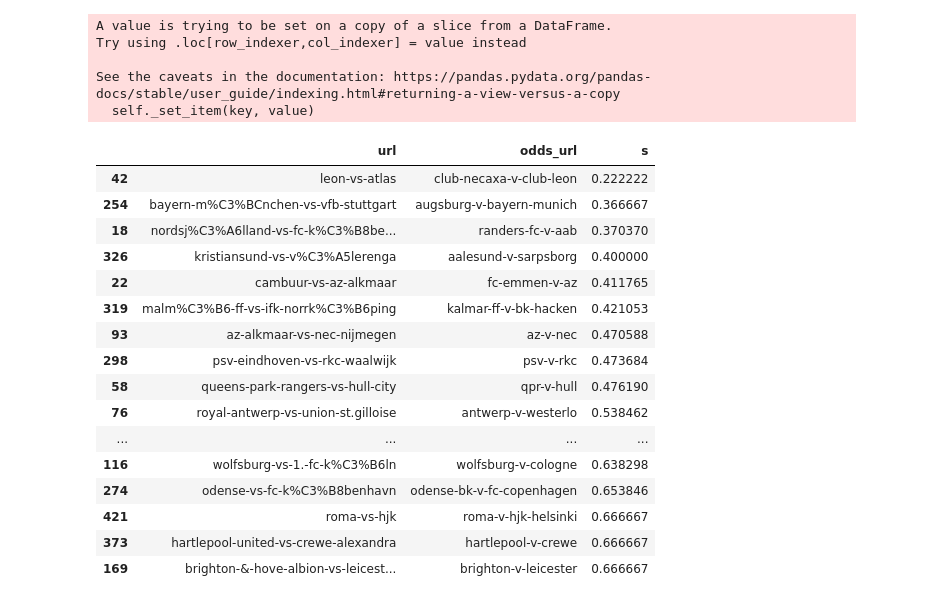
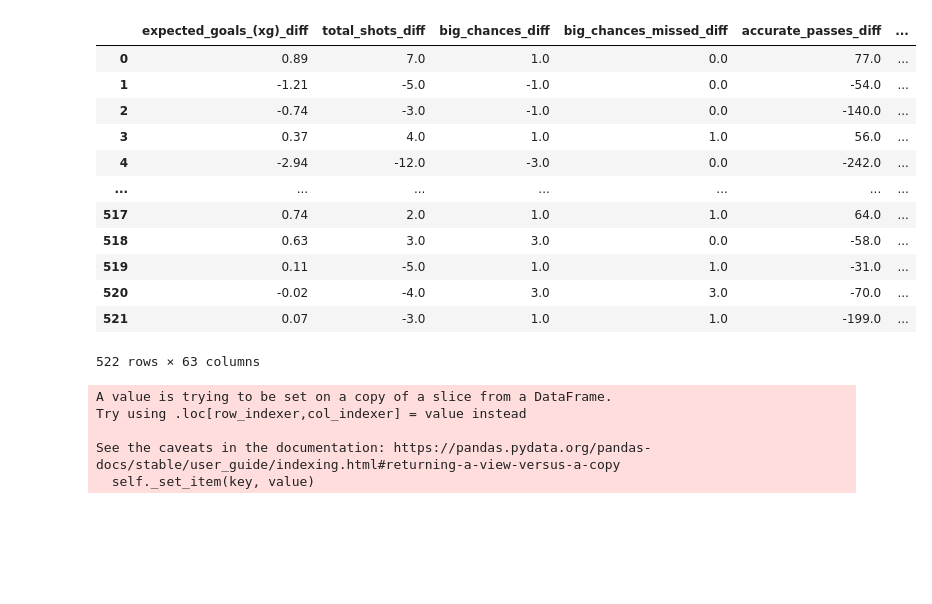
Before and after one commit to ido-tzhori/halftime, a Jupyter notebook: feature_engineering.ipynb, the cells around one changed output. Saved outputs shown, nothing was run; the diff lists cells and outputs as text; code cells hidden in the pictures; blank space fills up the shorter version.

```diff
--- a/feature_engineering.ipynb
+++ b/feature_engineering.ipynb
@@ -8,7 +8,7 @@ from difflib import SequenceMatcher
 pd.set_option('display.max_columns', 100)
 # %%
 today = f"{datetime.now():%Y%m%d}"
-open_file = open(f'20220915_datadict.pkl', "rb")
+open_file = open(f'20220917_datadict.pkl', "rb")
 datadict = pickle.load(open_file)
 open_file.close()
 # %%
@@ -30,8 +50,11 @@ for dic in datadict:
     e_dict = {}
     for name, tup in dic.items():
         name = name.replace(' ','_').lower()
-        if len(tup) == 2:
+        if len(tup) == 2 and isinstance(tup, list) and (isinstance(tup[0], str) or
+                                                       isinstance(tup[0], float)):
             e_dict[f'{name}_diff'] = float(tup[0]) - float(tup[1])
+#             e_dict[f'{name}_home'] = float(tup[0])
+#             e_dict[f'{name}_away'] = float(tup[1])
 #             e_dict[f'{name}_sum'] = float(tup[0]) + float(tup[1])
         else:
             e_dict[name] = tup
@@ -41,7 +64,7 @@ for dic in datadict:
     e_dict['median_odds'] = e_dict.pop('odds')
     if len(e_dict['median_odds']) > 0:
         e_dict['std_odds'] = dict(zip(list(e_dict['median_odds'].keys()),
-                                      [np.std(sorted(x)[1:-1]) for x in e_dict['full_odds']]))
+                                      [np.std(sorted(x)[2:-2]) for x in e_dict['full_odds']]))
         e_dict['75_odds'] = dict(zip(list(e_dict['median_odds'].keys()),
                                       [np.percentile(sorted(x), 75) for x in e_dict['full_odds']]))
     res.append(e_dict)
@@ -61,12 +84,28 @@ for name in ['std','median','75']:
 df['odds_predict'] = df['median_odds'].apply(lambda x: np.argmin(x))
 ordo_df = pd.DataFrame(df['median_odds'].tolist(), columns=['med_0', 'med_1', 'med_2'])
 std_o = pd.DataFrame(df['std_odds'].tolist(), columns=['std_0', 'std_1', 'std_2'])
-sevfiv_0 = pd.DataFrame(df['75_odds'].tolist(), columns=['75_0', '75_1', '75_2'])
-df = pd.concat([df, std_o, ordo_df,sevfiv_0], axis=1)
+sevfiv_o = pd.DataFrame(df['75_odds'].tolist(), columns=['75_0', '75_1', '75_2'])
+df = pd.concat([df, std_o, ordo_df,sevfiv_o], axis=1)
 df[['med_odds_prob_0','med_odds_prob_1','med_odds_prob_2']] = df[['med_0','med_1','med_2']].apply(lambda x: 1/x)
 df[['75_odds_prob_0','75_odds_prob_1','75_odds_prob_2']] = df[['75_0','75_1','75_2']].apply(lambda x: 1/x)
 df = df.drop([ 'half_time','o_names', '75_odds', 'median_odds',
              'std_odds', 'full_odds','match_name'], axis = 1)
+# %%
+df
+# %% [output]
+|  | expected_goals_(xg)_diff | total_shots_diff | big_chances_diff | big_chances_missed_diff | accurate_passes_diff | ... |
+| 0 | 0.89 | 7.0 | 1.0 | 0.0 | 77.0 | ... |
+| 1 | -1.21 | -5.0 | -1.0 | 0.0 | -54.0 | ... |
+| 2 | -0.74 | -3.0 | -1.0 | 0.0 | -140.0 | ... |
+| 3 | 0.37 | 4.0 | 1.0 | 1.0 | 56.0 | ... |
+| 4 | -2.94 | -12.0 | -3.0 | 0.0 | -242.0 | ... |
+| ... | ... | ... | ... | ... | ... | ... |
+| 517 | 0.74 | 2.0 | 1.0 | 1.0 | 64.0 | ... |
+| 518 | 0.63 | 3.0 | 3.0 | 0.0 | -58.0 | ... |
+| 519 | 0.11 | -5.0 | 1.0 | 1.0 | -31.0 | ... |
+| 520 | -0.02 | -4.0 | 3.0 | 3.0 | -70.0 | ... |
+| 521 | 0.07 | -3.0 | 1.0 | 1.0 | -199.0 | ... |
+522 rows × 63 columns
 # %%
 df['target'] = scores
 # %%
@@ -82,24 +121,4 @@ Try using .loc[row_indexer,col_indexer] = value instead
 
 See the caveats in the documentation: https://pandas.pydata.org/pandas-docs/stable/user_guide/indexing.html#returning-a-view-versus-a-copy
   self._set_item(key, value)
-# %%
-test.head(30)
-# %% [output]
-|  | url | odds_url | s |
-| 42 | leon-vs-atlas | club-necaxa-v-club-leon | 0.222222 |
-| 254 | bayern-m%C3%BCnchen-vs-vfb-stuttgart | augsburg-v-bayern-munich | 0.366667 |
-| 18 | nordsj%C3%A6lland-vs-fc-k%C3%B8be... | randers-fc-v-aab | 0.370370 |
-| 326 | kristiansund-vs-v%C3%A5lerenga | aalesund-v-sarpsborg | 0.400000 |
-| 22 | cambuur-vs-az-alkmaar | fc-emmen-v-az | 0.411765 |
-| 319 | malm%C3%B6-ff-vs-ifk-norrk%C3%B6ping | kalmar-ff-v-bk-hacken | 0.421053 |
-| 93 | az-alkmaar-vs-nec-nijmegen | az-v-nec | 0.470588 |
-| 298 | psv-eindhoven-vs-rkc-waalwijk | psv-v-rkc | 0.473684 |
-| 58 | queens-park-rangers-vs-hull-city | qpr-v-hull | 0.476190 |
-| 76 | royal-antwerp-vs-union-st.gilloise | antwerp-v-westerlo | 0.538462 |
-| ... | ... | ... | ... |
-| 116 | wolfsburg-vs-1.-fc-k%C3%B6ln | wolfsburg-v-cologne | 0.638298 |
-| 274 | odense-vs-fc-k%C3%B8benhavn | odense-bk-v-fc-copenhagen | 0.653846 |
-| 421 | roma-vs-hjk | roma-v-hjk-helsinki | 0.666667 |
-| 373 | hartlepool-united-vs-crewe-alexandra | hartlepool-v-crewe | 0.666667 |
-| 169 | brighton-&-hove-albion-vs-leicest... | brighton-v-leicester | 0.666667 |
 # %%
```
Also changed, not shown: parts of 4 cells of this notebook.
